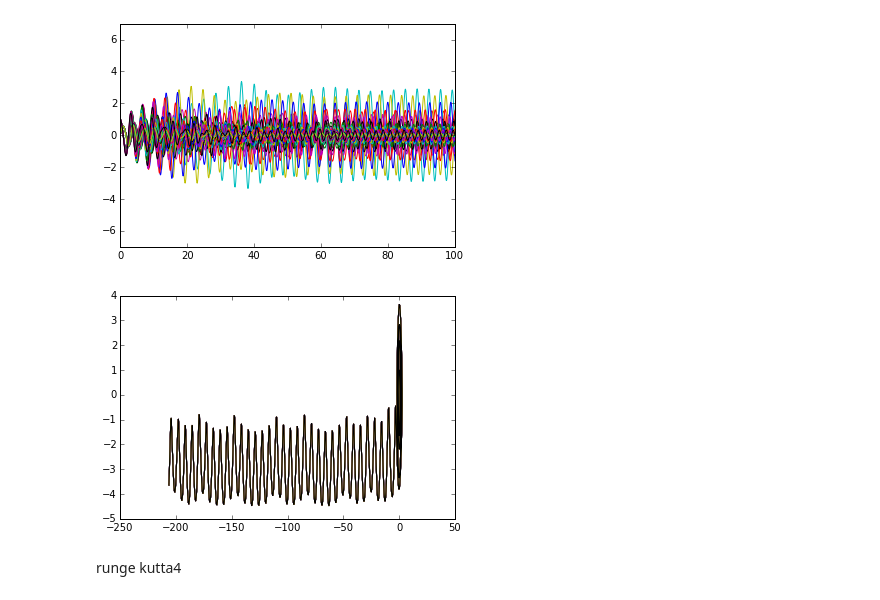
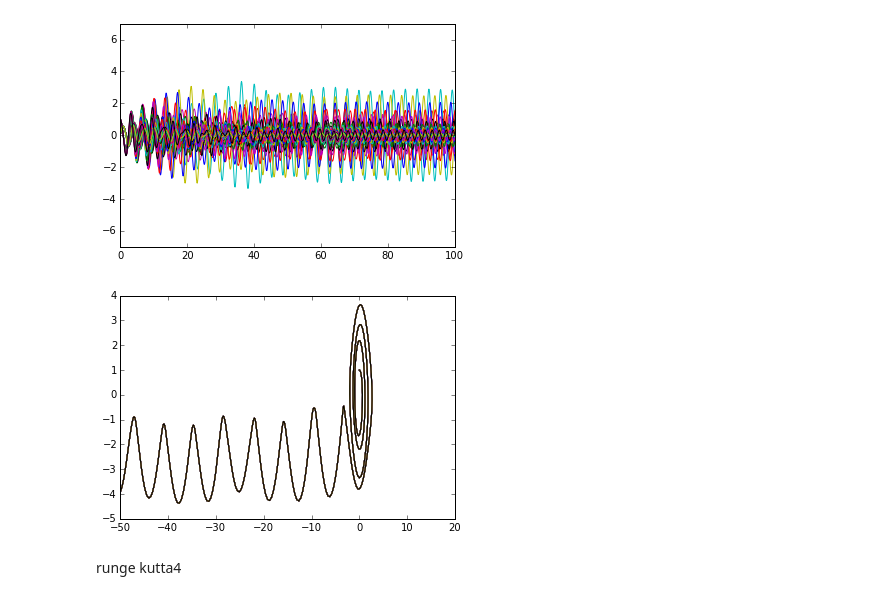
Before and after one commit to Erandii/Tareas, a Jupyter notebook: Tareas/TAREA.1.ipynb, the cells around one changed output. Saved outputs shown, nothing was run; the diff lists cells and outputs as text; code cells hidden in the pictures.

```diff
--- a/Tareas/TAREA.1.ipynb
+++ b/Tareas/TAREA.1.ipynb
@@ -669,7 +629,7 @@ runge kutta2
 # %%
 omegas=arange(1,3+.1,0.1)
 for w in omegas:
-    t_w,sol_w=runge_k2modificado(ec_4,[0,1],[0,100],w)
+    t_w,sol_w=runge_k2modificado(ec_4,[0,1],[0,100],w,h=0.1)
     ylim(-7,7)
     plot(t_w,sol_w)
 # %% [output]
@@ -677,10 +637,11 @@ for w in omegas:
 # %%
 omegas=arange(1,3+.1,0.1)
 for w in omegas:
-    t_w,sol_w=runge_k2modificado(ec_4,[0,1],[0,100],w)
+    t_w,sol_w=runge_k2modificado(ec_4,[0,1],[0,100],w,h=0.1)
+    xlim(-50,20)
     plot(e1sol_w[:,0],e1sol_w[:,1])
 # %% [output]
-[figure, old version]
+[figure, new version]
 # %% [markdown]
 runge kutta4
 # %%
```
Also changed, not shown: parts of 2 cells of this notebook.
